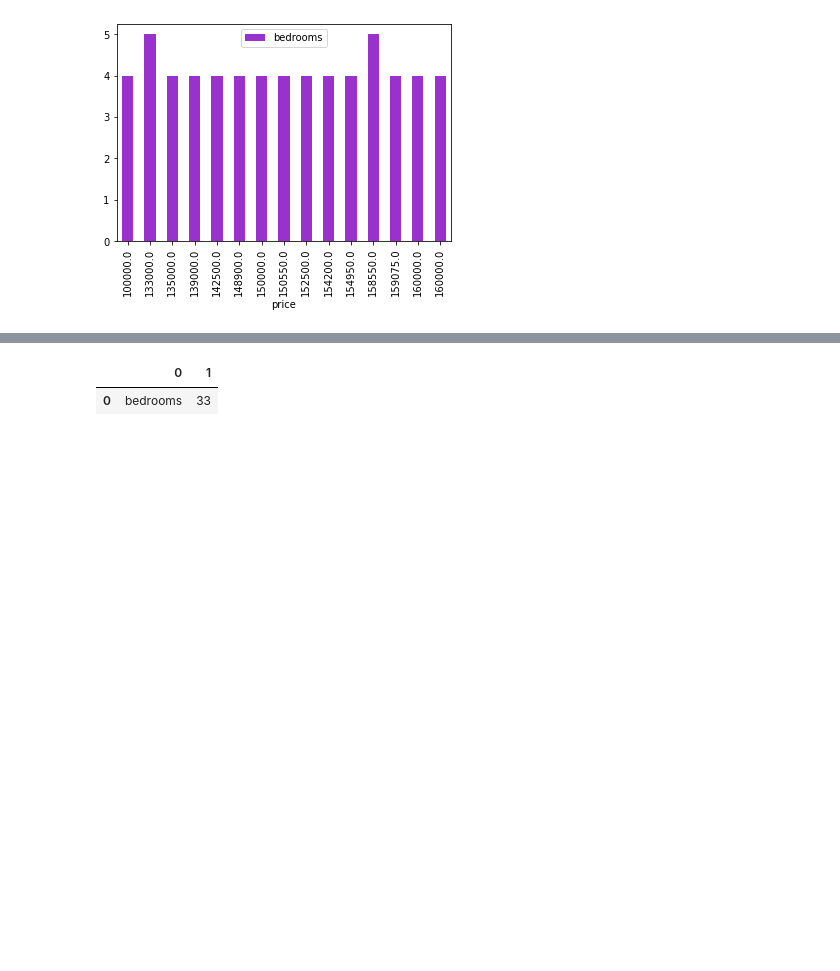
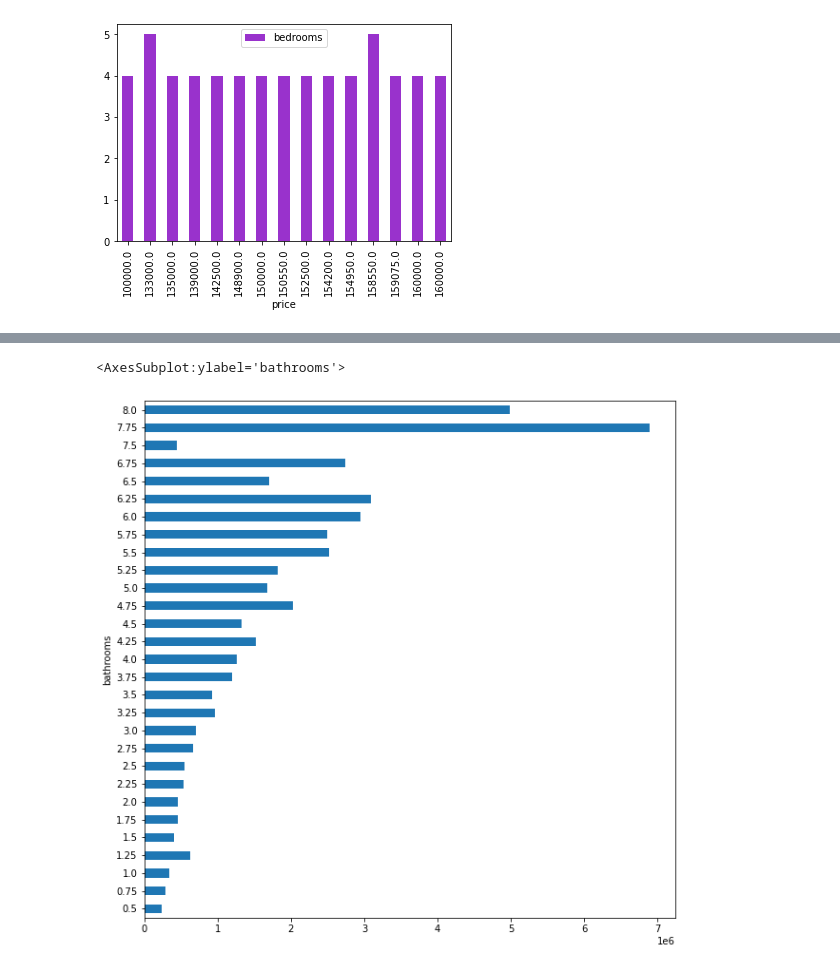
Before and after one commit to neuefische/First-Project--Joni, a Jupyter notebook: First-Project.ipynb, the cells around one changed output, grey strips where cells are left out. Cells and saved outputs as stored; diff of their text form; code cells hidden in the pictures; blank space fills up the shorter version.

```diff
--- a/First-Project.ipynb
+++ b/First-Project.ipynb
@@ -63,6 +86,0 @@ results.summary()
-# %%
-df = pd.DataFrame([('bedrooms', 33)])
-df
-# %% [output]
-|  | 0 | 1 |
-| 0 | bedrooms | 33 |
@@ -68,0 +94,7 @@ df
+# %%
+groups = df.groupby(['bathrooms'])['price'].mean()
+plt.figure(figsize=(10, 10))
+groups.plot.barh()
+# %% [output]
+<AxesSubplot:ylabel='bathrooms'>
+[figure, added]
```
Also changed, not shown: parts of 8 cells of this notebook, 1 other file.
